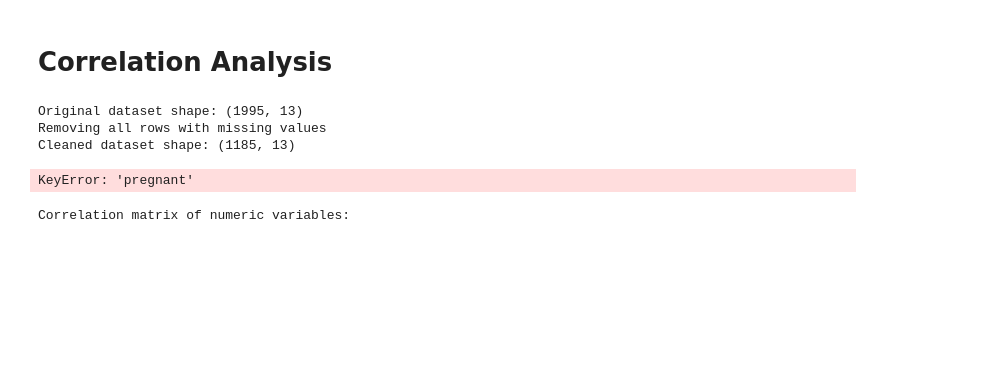
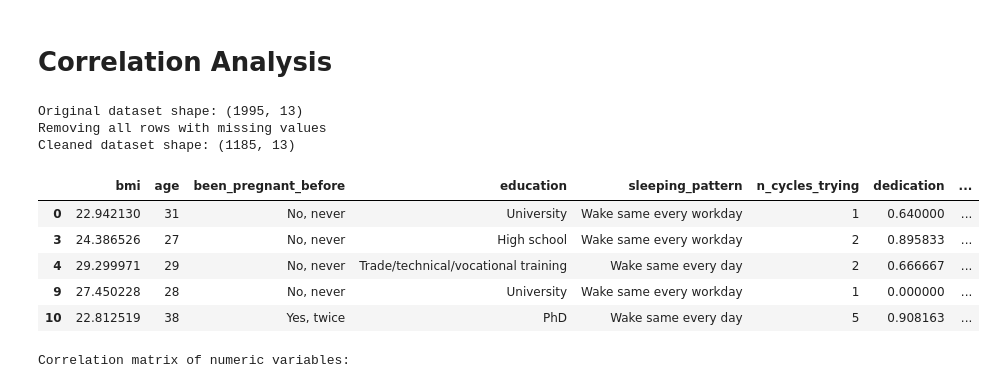
Before and after one commit to JeroenBuil/natural-cycles-assignment, a Jupyter notebook: notebooks/Data Exploration.ipynb, the cells around one changed output. Cells and saved outputs as stored; diff of their text form; code cells hidden in the pictures; blank space fills up the shorter version.

```diff
--- a/notebooks/Data Exploration.ipynb
+++ b/notebooks/Data Exploration.ipynb
@@ -144,21 +144,26 @@ BMW ranges from 13 to 50, which are both quite extreme values: BMI 13 being extr
 # %%
 csv_file = "../data/external/ncdatachallenge-2021-v1.csv"
 
 # Load and clean data + remove na
-df_no_nan = load_and_clean_data(csv_file=csv_file, clean_data=False, remove_na=True)
+df_no_nan = load_and_clean_data(csv_file=csv_file, clean_outliers=False, remove_na=True)
 
 # Only consider women who got pregnant for this analysis
 df_pregnant = df_no_nan[df_no_nan["pregnant"] == 1].copy()
 
 # Drop country column as there are too many unique values and too little sampels
 df_pregnant = df_pregnant.drop(columns=["country", "pregnant"])
 
 df_pregnant.head()
 # %% [output]
 Original dataset shape: (1995, 13)
 Removing all rows with missing values
 Cleaned dataset shape: (1185, 13)
-KeyError: 'pregnant'
+|  | bmi | age | been_pregnant_before | education | sleeping_pattern | n_cycles_trying | dedication | ... |
+| 0 | 22.942130 | 31 | No, never | University | Wake same every workday | 1 | 0.640000 | ... |
+| 3 | 24.386526 | 27 | No, never | High school | Wake same every workday | 2 | 0.895833 | ... |
+| 4 | 29.299971 | 29 | No, never | Trade/technical/vocational training | Wake same every day | 2 | 0.666667 | ... |
+| 9 | 27.450228 | 28 | No, never | University | Wake same every workday | 1 | 0.000000 | ... |
+| 10 | 22.812519 | 38 | Yes, twice | PhD | Wake same every day | 5 | 0.908163 | ... |
 # %%
 # Correlation analysis
 print("\nCorrelation matrix of numeric variables:")
```
Also changed, not shown: parts of 3 cells of this notebook, 19 other files.
